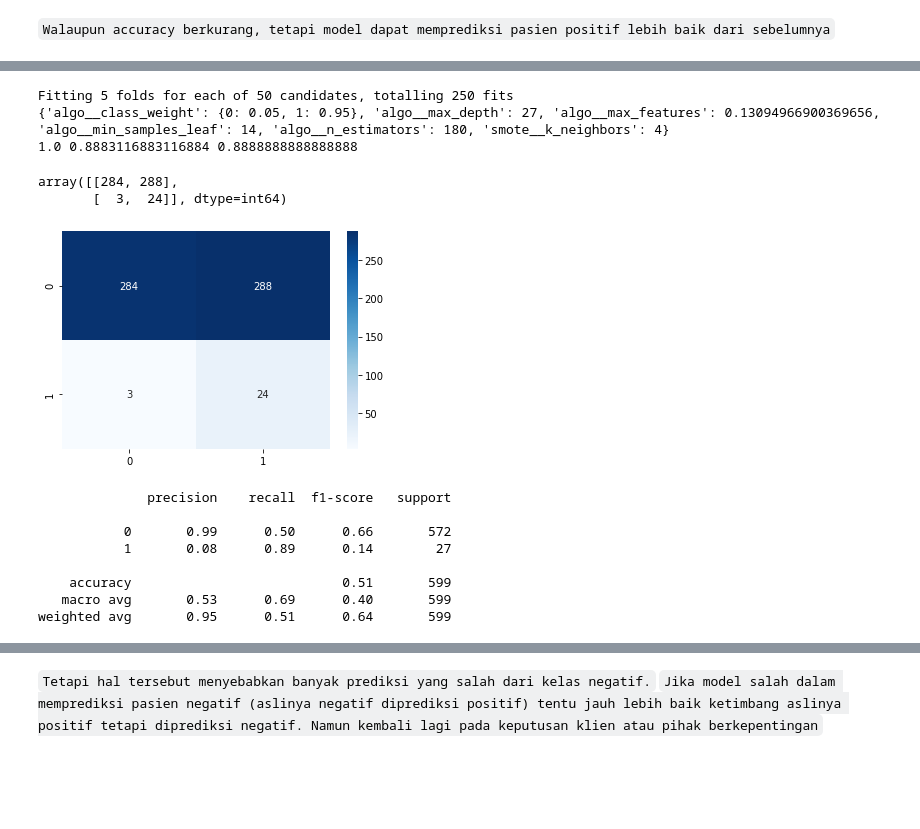
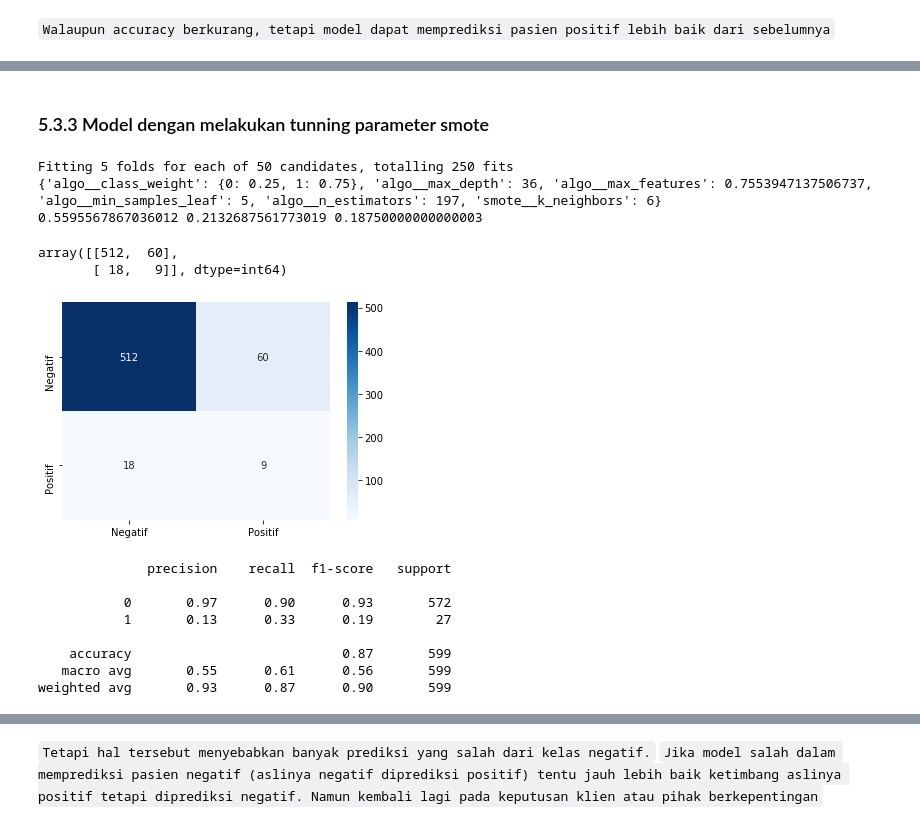
Before and after one commit to ahmadhabib5/Applied_Machine_Learning, a Jupyter notebook: Stroke Prediction/Fix.ipynb, the cells around one changed output, grey strips where cells are left out. Drawn from its saved outputs; the diff is of its cells as text; code cells hidden in the pictures; blank space fills up the shorter version.

```diff
--- a/Stroke Prediction/Fix.ipynb
+++ b/Stroke Prediction/Fix.ipynb
@@ -627,0 +743,6 @@ Fitting 3 folds for each of 50 candidates, totalling 150 fits
+# %%
+model_rf_3_1 = RandomizedSearchCV(res_pipeline, params_rf, cv=3, n_iter=50, scoring='f1', n_jobs=-1, verbose=1, random_state=42)
+model_rf_3_1.fit(X_train, y_train)
+
+print(model_rf_3_1.best_params_)
+print(model_rf_3_1.score(X_train, y_train), model_rf_3_1.best_score_, model_rf_3_1.score(X_test, y_test))
@@ -674,39 +779,45 @@ $$ F1 = \frac{2*Precision*Recall}{Precision+Recall} = \frac{2*TP}{2*TP+FP+FN} $$
+# %% [markdown]
+### 5.3.3 Model dengan melakukan tunning parameter smote
+# %%
+params_rf = {
+    'smote__k_neighbors': Integer(low=1, high=50),
+    'algo__n_estimators': Integer(low=100, high=200),
+    'algo__max_depth':Integer(low=20, high=80),
+    'algo__max_features': Real(low=0.1, high=1, prior='uniform'),
+    'algo__min_samples_leaf':Integer(low=1, high=20),
+    'algo__class_weight':[{0: x, 1: 1-x} for x in [0.05, 0.1, 0.25]]
+}
 # %%
-res_pipeline = Pipeline([
-    ('prep', preprocessor),
-    ('smote', SMOTE(random_state=42, sampling_strategy='minority', n_jobs=-1)),
-    ('algo', RandomForestClassifier(n_jobs=-1, random_state=42))
-])
+model_rf_3_2 = RandomizedSearchCV(res_pipeline, params_rf, cv=5, n_iter=50, scoring='f1', n_jobs=-1, verbose=1, random_state=42)
+model_rf_3_2.fit(X_train, y_train)
 
-model_rf = RandomizedSearchCV(res_pipeline, params_rf, cv=5, n_iter=50, scoring='recall', n_jobs=-1, verbose=1, random_state=42)
-model_rf.fit(X_train, y_train)
-
-print(model_rf.best_params_)
-print(model_rf.score(X_train, y_train), model_rf.best_score_, model_rf.score(X_test, y_test))
+print(model_rf_3_2.best_params_)
+print(model_rf_3_2.score(X_train, y_train), model_rf_3_2.best_score_, model_rf_3_2.score(X_test, y_test))
 # %% [output]
 Fitting 5 folds for each of 50 candidates, totalling 250 fits
-{'algo__class_weight': {0: 0.05, 1: 0.95}, 'algo__max_depth': 27, 'algo__max_features': 0.13094966900369656, 'algo__min_samples_leaf': 14, 'algo__n_estimators': 180, 'smote__k_neighbors': 4}
-1.0 0.8883116883116884 0.8888888888888888
+{'algo__class_weight': {0: 0.25, 1: 0.75}, 'algo__max_depth': 36, 'algo__max_features': 0.7553947137506737, 'algo__min_samples_leaf': 5, 'algo__n_estimators': 197, 'smote__k_neighbors': 6}
+0.5595567867036012 0.2132687561773019 0.18750000000000003
 # %%
-cf_matrix = confusion_matrix(y_test, model_rf.predict(X_test))
+cf_matrix = confusion_matrix(y_test, model_rf_3_2.predict(X_test))
 cf_matrix
 # %% [output]
-array([[284, 288],
-       [  3,  24]], dtype=int64)
+array([[512,  60],
+       [ 18,   9]], dtype=int64)
 # %%
-import seaborn as sns
-sns.heatmap(cf_matrix, annot=True,cmap='Blues', fmt='g')
+ax = sns.heatmap(cf_matrix, annot=True,cmap='Blues', fmt='g')
+ax.set_xticklabels(["Negatif", "Positif"])
+ax.set_yticklabels(["Negatif", "Positif"])
 plt.show()
 # %% [output]
-[figure, old version]
+[figure, new version]
 # %%
-print(classification_report(y_test, model_rf.predict(X_test)))
+print(classification_report(y_test, model_rf_3_2.predict(X_test)))
 # %% [output]
               precision    recall  f1-score   support
 
-           0       0.99      0.50      0.66       572
-           1       0.08      0.89      0.14        27
+           0       0.97      0.90      0.93       572
+           1       0.13      0.33      0.19        27
 
-    accuracy                           0.51       599
-   macro avg       0.53      0.69      0.40       599
-weighted avg       0.95      0.51      0.64       599
+    accuracy                           0.87       599
+   macro avg       0.55      0.61      0.56       599
+weighted avg       0.93      0.87      0.90       599
```
Also changed, not shown: parts of 110 cells of this notebook, 32 other files.
